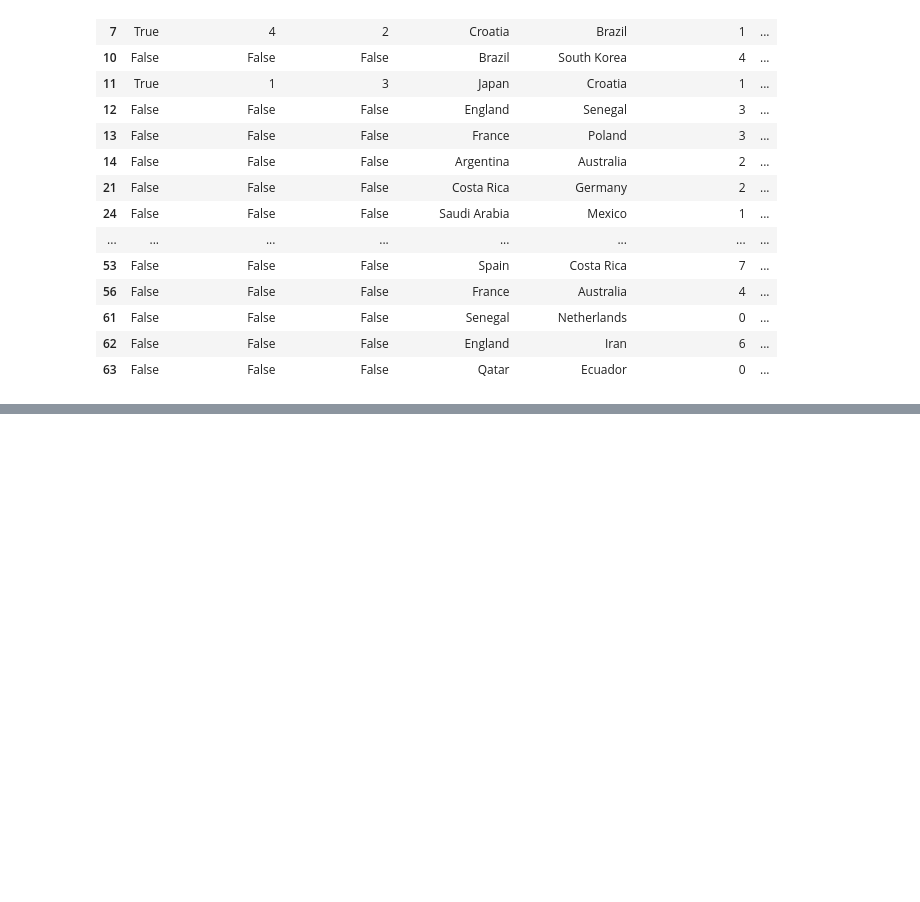
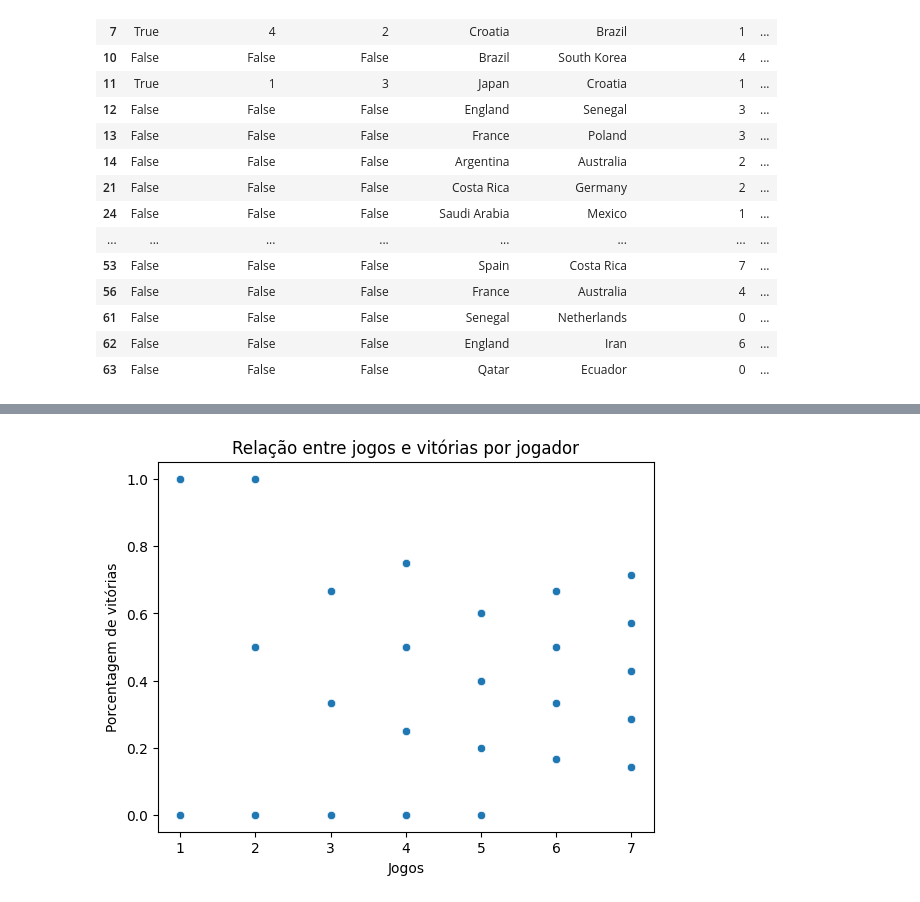
Before and after one commit to caiocmb7/projetos, a Jupyter notebook: ML&AI/world cup 2022/worldcup_eda.ipynb, the cells around one changed output, grey strips where cells are left out. Saved outputs shown, nothing was run; the diff lists cells and outputs as text; code cells hidden in the pictures; blank space fills up the shorter version.

Commit message:
added which players have the biggest impact on matches

```diff
--- a/ML&AI/world cup 2022/worldcup_eda.ipynb
+++ b/ML&AI/world cup 2022/worldcup_eda.ipynb
@@ -471,0 +530,28 @@ df_ball_possession[df_ball_possession.ball_possession_analysis == "Y"]
+# %%
+winners = df[df["team_home_score"] > df["team_away_score"]][
+    ["team_name_home", "player_names_home"]
+]
+winners = pd.concat(
+    [
+        winners,
+        df[df["team_away_score"] > df["team_home_score"]][
+            ["team_name_away", "player_names_away"]
+        ],
+    ]
+)
+winners_count = (
+    winners.explode("player_names_home")
+    .groupby(["team_name_home", "player_names_home"])["player_names_home"]
+    .count()
+    .reset_index(name="wins")
+)
+winners_count.rename(
+    columns={"team_name_home": "team", "player_names_home": "player"}, inplace=True
+)
+
+# Juntando com lineup_count
+lineup_count = lineup_count.merge(winners_count, on=["team", "player"], how="left")
+lineup_count["wins"].fillna(0, inplace=True)
+
+# Criando nova coluna com porcentagem de vitória
+lineup_count["win_percentage"] = lineup_count["wins"] / lineup_count["counts"]
@@ -471,0 +631,8 @@ df_ball_possession[df_ball_possession.ball_possession_analysis == "Y"]
+# %%
+sns.scatterplot(x="counts", y="win_percentage", data=lineup_count)
+plt.xlabel("Jogos")
+plt.ylabel("Porcentagem de vitórias")
+plt.title("Relação entre jogos e vitórias por jogador")
+plt.show()
+# %% [output]
+[figure, added]
```
Also changed, not shown: parts of 20 cells of this notebook.
